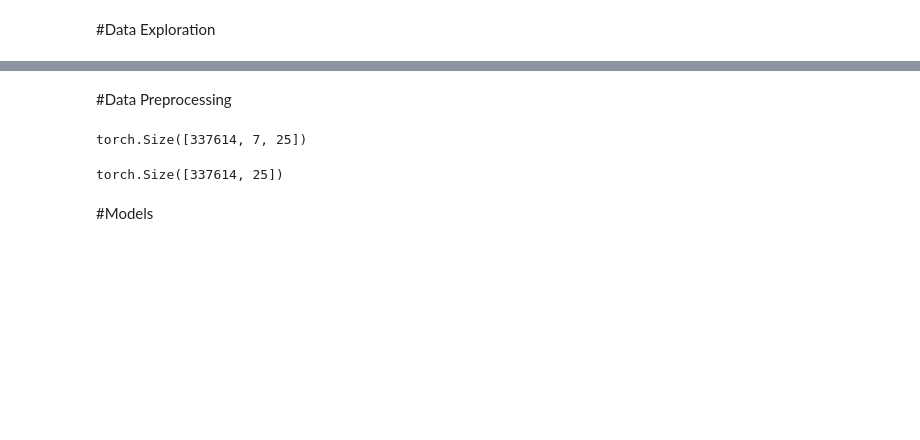
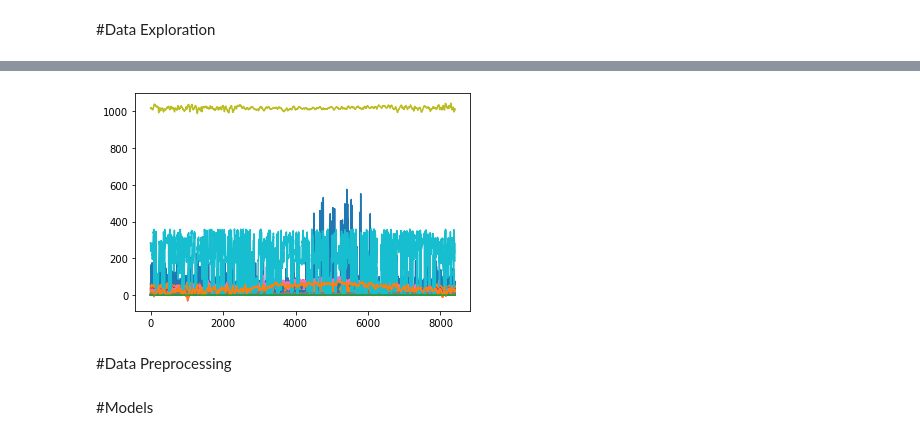
Before and after one commit to Chloe-Zhouu/SmartEnergy-Project, a Jupyter notebook: Energy_Forecasting_using_LSTM(with_Weather).ipynb, the cells around one changed output, grey strips where cells are left out. Drawn from its saved outputs; the diff is of its cells as text; code cells hidden in the pictures; blank space fills up the shorter version.

```diff
--- a/Energy_Forecasting_using_LSTM(with_Weather).ipynb
+++ b/Energy_Forecasting_using_LSTM(with_Weather).ipynb
@@ -14,11 +18,12 @@ from torch.utils.data import Dataset,DataLoader
 # %% [markdown]
 #Data Exploration
 # %%
-df = pd.read_csv('Sensors.csv')
-df.drop(df.tail(1).index,inplace=True) #remove the last row
-df['All_Furnace'] = df[['Furnace 1 [kW]','Furnace 2 [kW]']].sum(axis=1)
-df['All_Kitchen'] = df[['Kitchen 12 [kW]','Kitchen 14 [kW]','Kitchen 38 [kW]']].mean(axis=1)
-df = df.drop(['icon', 'summary', 'cloudCover','time','Kitchen 12 [kW]', 'Kitchen 14 [kW]', 'Kitchen 38 [kW]', 'Furnace 1 [kW]', 'Furnace 2 [kW]'], axis=1)
-time_index = pd.date_range('2016-01-01 05:00', periods=len(df), freq='min')
+Ny_Home_Df = pd.read_csv('Sensors.csv')
+Ny_Home_Df.drop(Ny_Home_Df.tail(1).index,inplace=True) #remove the last row
+Ny_Home_Df.columns = [col.replace(' [kW]', '') for col in Ny_Home_Df.columns]
+Ny_Home_Df['All_Furnace'] = Ny_Home_Df[['Furnace 1','Furnace 2']].sum(axis=1)
+Ny_Home_Df['All_Kitchen'] = Ny_Home_Df[['Kitchen 12','Kitchen 14','Kitchen 38']].mean(axis=1)
+Ny_Home_Df = Ny_Home_Df.drop(['icon', 'summary','gen','cloudCover','time','Kitchen 12', 'Kitchen 14', 'Kitchen 38', 'Furnace 1', 'Furnace 2'], axis=1)
+time_index = pd.date_range('2016-01-01 05:00', periods=len(Ny_Home_Df), freq='min')
 time_index = pd.DatetimeIndex(time_index)
-df = df.set_index(time_index)
+Ny_Home_Df = Ny_Home_Df.set_index(time_index)
@@ -89,0 +30,7 @@ plot_dataset(df, title = 'Energy Consumption at a New York Household' )
+# %%
+features = ['temperature','humidity', 'visibility','apparentTemperature','windSpeed', 'pressure', 'windBearing', 'precipIntensity','dewPoint','precipProbability']
+targets = ['use','Dishwasher','Home office','Fridge','Wine cellar','Garage door','Barn','Well','Microwave','Living room','Solar', 'All_Furnace' ,'All_Kitchen']
+df = Ny_Home_Df[targets].resample('H').sum()
+df1 = Ny_Home_Df[features].resample('H').mean()
+df_hr = pd.concat([df, df1], axis=1)
+df_hr.head()
@@ -90,3 +56,9 @@ plot_dataset(df, title = 'Energy Consumption at a New York Household' )
+# %%
+training_set = df_hr.iloc[:,:].values
+plt.plot(training_set)
+plt.show()
+# %% [output]
+[figure, added]
 # %% [markdown]
 #Data Preprocessing
 # %%
@@ -122,11 +94,3 @@ testY = Variable(torch.Tensor(np.array(y[train_size:len(y)])))
-# %%
-trainX.shape
-# %% [output]
-torch.Size([337614, 7, 25])
-# %%
-trainY.shape
-# %% [output]
-torch.Size([337614, 25])
 # %% [markdown]
 #Models
 # %%
```
Also changed, not shown: parts of 26 cells of this notebook.
